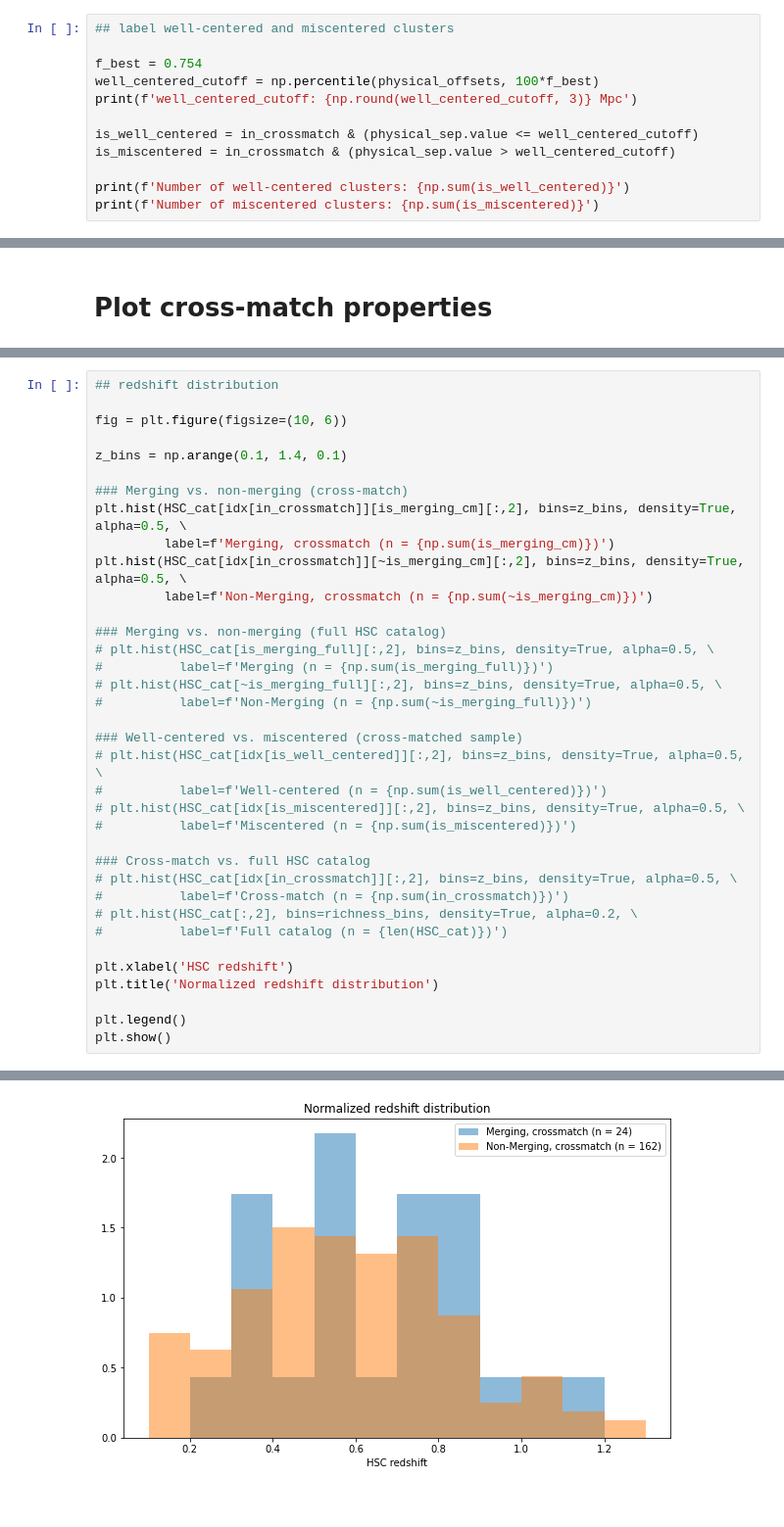
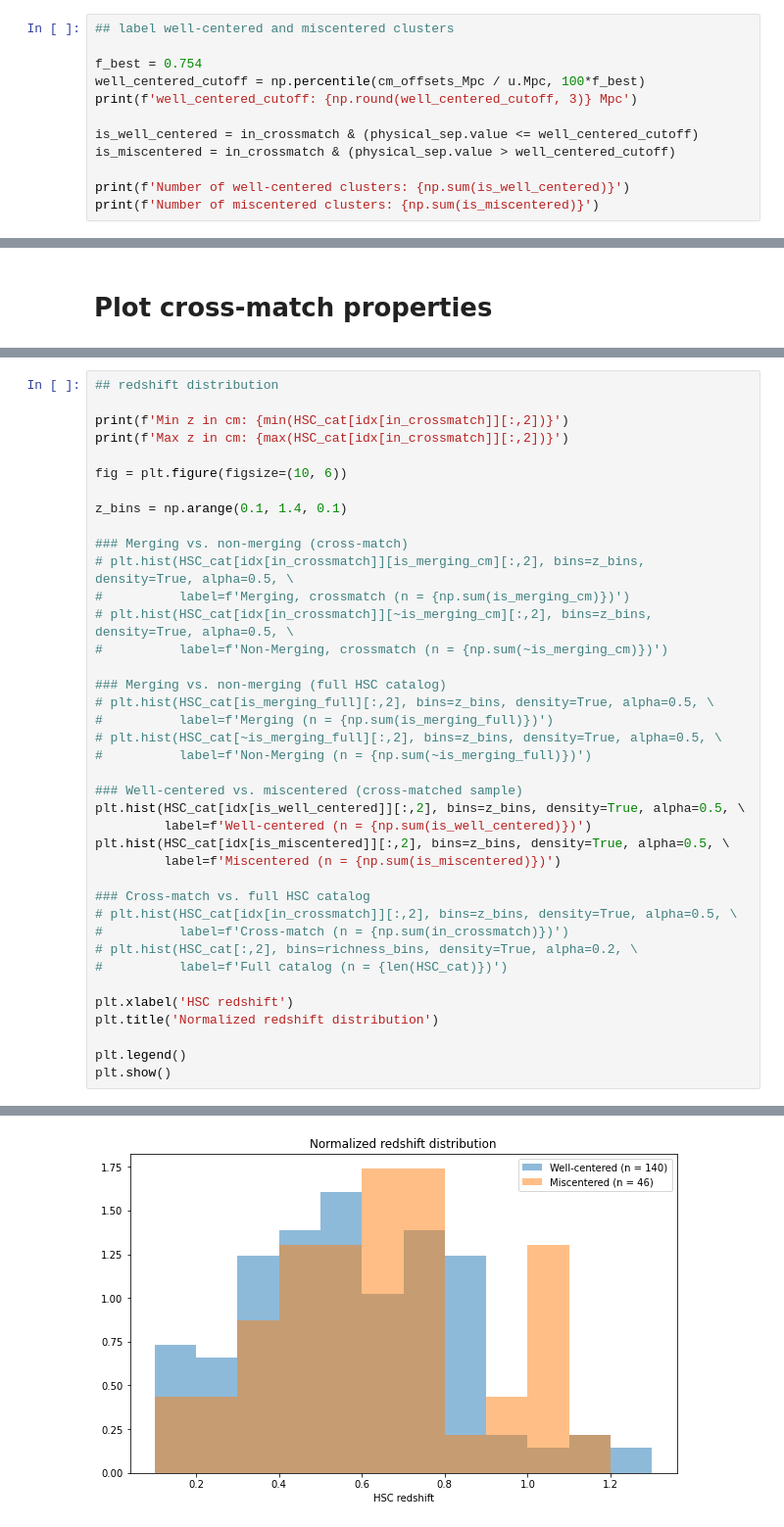
Before and after one commit to Jupiter1994/hsc-miscentering, a Jupyter notebook: Crossmatch_Properties.ipynb, the cells around one changed output, grey strips where cells are left out. Shown at 98% size. Saved outputs shown, nothing was run; the diff lists cells and outputs as text.

```diff
--- a/Crossmatch_Properties.ipynb
+++ b/Crossmatch_Properties.ipynb
@@ -131,7 +127,7 @@ max(HSC_cat[idx[in_crossmatch]][:,2])
 ## label well-centered and miscentered clusters
 
 f_best = 0.754
-well_centered_cutoff = np.percentile(physical_offsets, 100*f_best)
+well_centered_cutoff = np.percentile(cm_offsets_Mpc / u.Mpc, 100*f_best)
 print(f'well_centered_cutoff: {np.round(well_centered_cutoff, 3)} Mpc')
 
 is_well_centered = in_crossmatch & (physical_sep.value <= well_centered_cutoff)
@@ -182,15 +205,18 @@ $[0.64867942] \; \mathrm{Mpc}$
 # %%
 ## redshift distribution
+
+print(f'Min z in cm: {min(HSC_cat[idx[in_crossmatch]][:,2])}')
+print(f'Max z in cm: {max(HSC_cat[idx[in_crossmatch]][:,2])}')
 
 fig = plt.figure(figsize=(10, 6))
 
 z_bins = np.arange(0.1, 1.4, 0.1)
 
 ### Merging vs. non-merging (cross-match)
-plt.hist(HSC_cat[idx[in_crossmatch]][is_merging_cm][:,2], bins=z_bins, density=True, alpha=0.5, \
-         label=f'Merging, crossmatch (n = {np.sum(is_merging_cm)})')
-plt.hist(HSC_cat[idx[in_crossmatch]][~is_merging_cm][:,2], bins=z_bins, density=True, alpha=0.5, \
-         label=f'Non-Merging, crossmatch (n = {np.sum(~is_merging_cm)})')
+# plt.hist(HSC_cat[idx[in_crossmatch]][is_merging_cm][:,2], bins=z_bins, density=True, alpha=0.5, \
+#          label=f'Merging, crossmatch (n = {np.sum(is_merging_cm)})')
+# plt.hist(HSC_cat[idx[in_crossmatch]][~is_merging_cm][:,2], bins=z_bins, density=True, alpha=0.5, \
+#          label=f'Non-Merging, crossmatch (n = {np.sum(~is_merging_cm)})')
 
 ### Merging vs. non-merging (full HSC catalog)
 # plt.hist(HSC_cat[is_merging_full][:,2], bins=z_bins, density=True, alpha=0.5, \
@@ -199,10 +225,10 @@ plt.hist(HSC_cat[idx[in_crossmatch]][~is_merging_cm][:,2], bins=z_bins, density=
 #          label=f'Non-Merging (n = {np.sum(~is_merging_full)})')
 
 ### Well-centered vs. miscentered (cross-matched sample)
-# plt.hist(HSC_cat[idx[is_well_centered]][:,2], bins=z_bins, density=True, alpha=0.5, \
-#          label=f'Well-centered (n = {np.sum(is_well_centered)})')
-# plt.hist(HSC_cat[idx[is_miscentered]][:,2], bins=z_bins, density=True, alpha=0.5, \
-#          label=f'Miscentered (n = {np.sum(is_miscentered)})')
+plt.hist(HSC_cat[idx[is_well_centered]][:,2], bins=z_bins, density=True, alpha=0.5, \
+         label=f'Well-centered (n = {np.sum(is_well_centered)})')
+plt.hist(HSC_cat[idx[is_miscentered]][:,2], bins=z_bins, density=True, alpha=0.5, \
+         label=f'Miscentered (n = {np.sum(is_miscentered)})')
 
 ### Cross-match vs. full HSC catalog
 # plt.hist(HSC_cat[idx[in_crossmatch]][:,2], bins=z_bins, density=True, alpha=0.5, \
@@ -219,3 +247,3 @@ plt.show()
-[figure, old version]
+[figure, new version]
 # %%
 ## richness distribution
```
Also changed, not shown: parts of 10 cells of this notebook, 3 other files.
